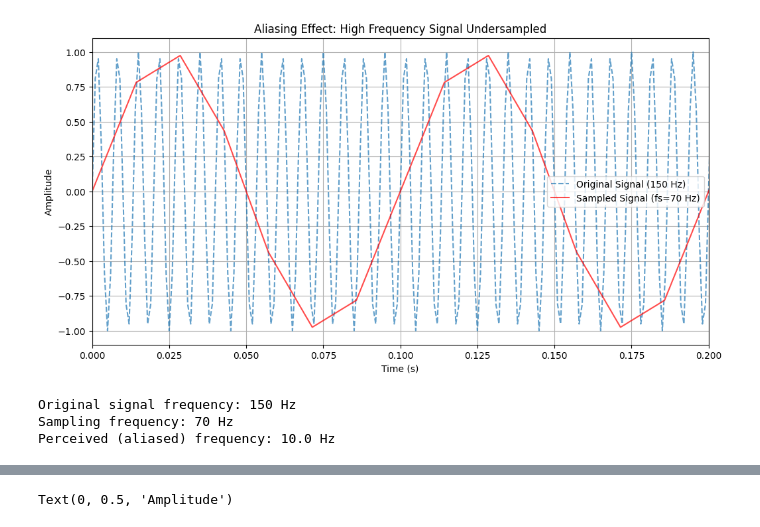
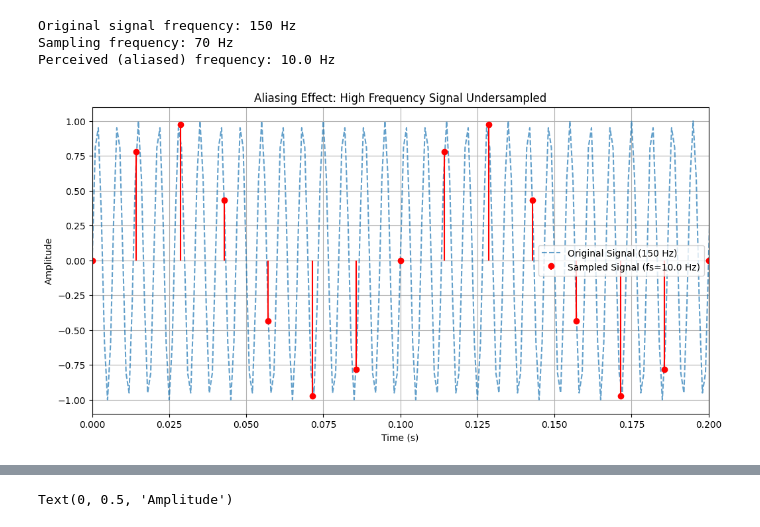
Before and after one commit to selvamaran/a26cnW2D2_timeseries, a Jupyter notebook: Sampling_frequency_Aliasing.ipynb, the cells around one changed output, grey strips where cells are left out. Drawn from its saved outputs; the diff is of its cells as text; code cells hidden in the pictures.

```diff
--- a/Sampling_frequency_Aliasing.ipynb
+++ b/Sampling_frequency_Aliasing.ipynb
@@ -31,17 +17,3 @@ plt.show()
-# %%
-# Plotting
-plt.figure(figsize=(12, 6))
-plt.plot(t_original, signal_original, label=f'Original Signal ({f_signal} Hz)', alpha=0.7, linestyle='--')
-plt.plot(t_sampled, signal_sampled, color='r', label=f'Sampled Signal (fs={fs_sampled} Hz)', alpha=0.7)
-plt.title('Aliasing Effect: High Frequency Signal Undersampled')
-plt.xlabel('Time (s)')
-plt.ylabel('Amplitude')
-plt.legend()
-plt.grid(True)
-plt.xlim(0, 0.2) # Zoom in to see the effect more clearly
-plt.show()
-# %% [output]
-[figure, removed]
 # %%
 # Calculate perceived frequency of the aliased signal
 # The perceived frequency (f_aliased) can be calculated as |f_signal - n * fs_sampled|
@@ -56,3 +28,17 @@ print(f"Perceived (aliased) frequency: {f_aliased} Hz")
 Original signal frequency: 150 Hz
 Sampling frequency: 70 Hz
 Perceived (aliased) frequency: 10.0 Hz
+# %%
+# Plotting
+plt.figure(figsize=(12, 6))
+plt.plot(t_original, signal_original, label=f'Original Signal ({f_signal} Hz)', alpha=0.7, linestyle='--')
+plt.stem(t_sampled, signal_sampled, linefmt='r-', markerfmt='ro', basefmt=' ', label=f'Sampled Signal (fs={f_aliased} Hz)')
+plt.title('Aliasing Effect: High Frequency Signal Undersampled')
+plt.xlabel('Time (s)')
+plt.ylabel('Amplitude')
+plt.legend()
+plt.grid(True)
+plt.xlim(0, 0.2) # Zoom in to see the effect more clearly
+plt.show()
+# %% [output]
+[figure, added]
```
Also changed, not shown: parts of 2 cells of this notebook.
